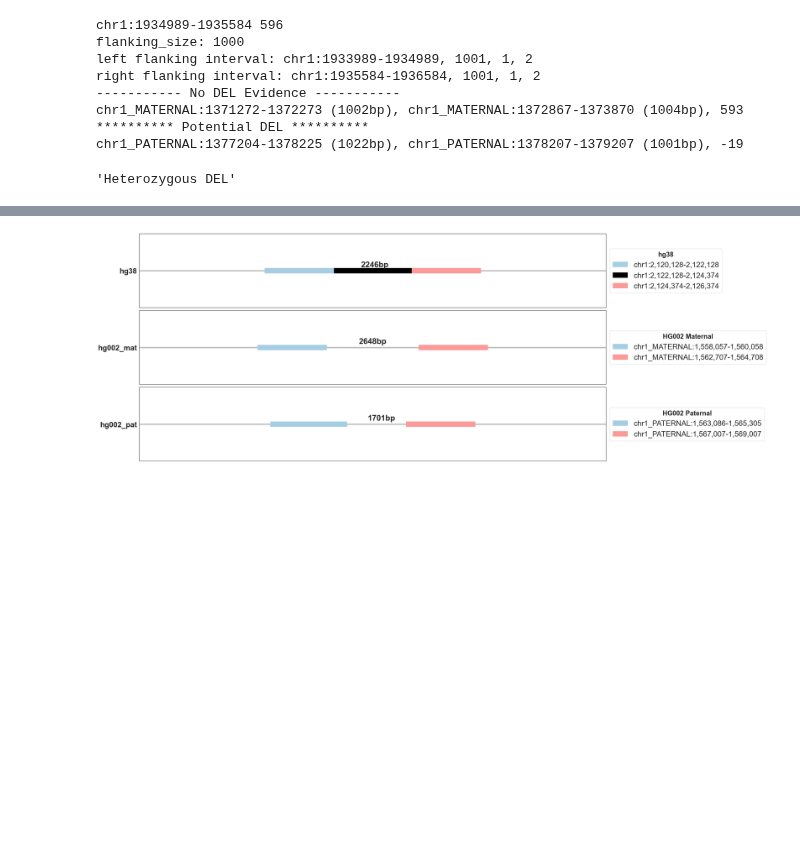
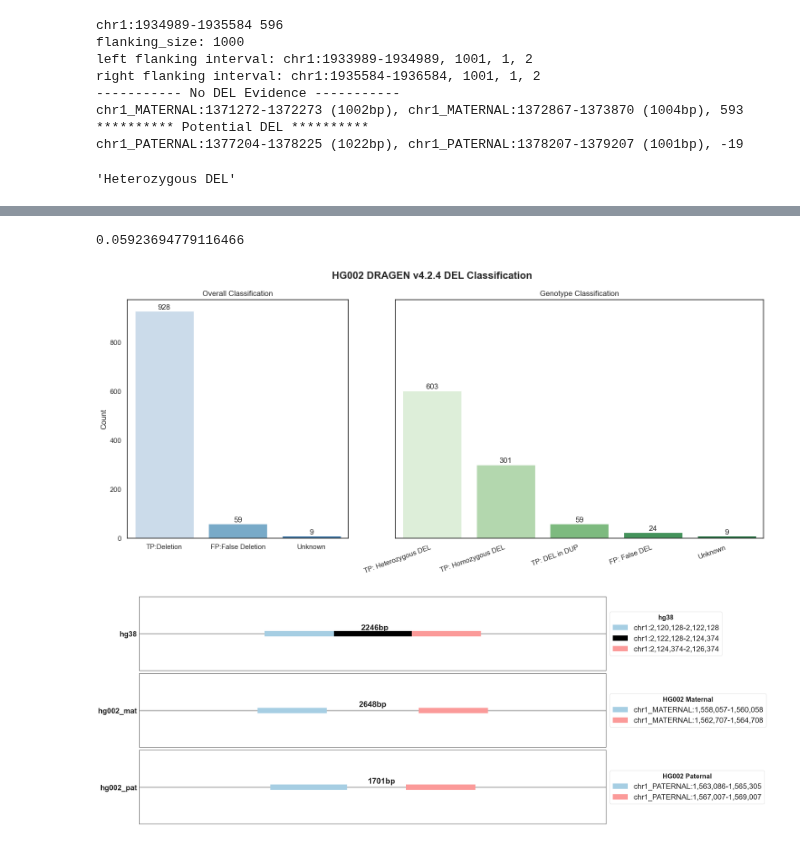
Before and after one commit to broadinstitute/T2T-ACE, a Jupyter notebook: notebooks/del_dev.ipynb, the cells around one changed output, grey strips where cells are left out. Cells and saved outputs as stored; diff of their text form; code cells hidden in the pictures; blank space fills up the shorter version.

Commit message:
Added classification to DEL eval

```diff
--- a/notebooks/del_dev.ipynb
+++ b/notebooks/del_dev.ipynb
@@ -230,6 +230,8 @@ def classify_list_of_DELs(DEL_intervals):
     right_flanking_hg2_hits_list = []
     distance_between_flankings_list = []
     flanking_connection_strand_list = []
+    major_classification_list = []
+    minor_classification_list = []
     for interval in DEL_intervals:
         print(interval)
         sum_dict = v.collect_del_flankings(interval, ReferenceLocations.hg38, hg38, hg002t2t)
@@ -244,6 +246,8 @@ def classify_list_of_DELs(DEL_intervals):
         right_flanking_hg2_hits_list.append(sum_dict['right_flanking_hg2_hits'])
         distance_between_flankings_list.append(sum_dict['distance_between_flankings'])
         flanking_connection_strand_list.append(sum_dict['flanking_connection_strand'])
+        major_classification_list.append(sum_dict['classification'])
+        minor_classification_list.append(sum_dict['minor_classification'])
     del_sum_df['del_interval'] = del_interval_list
     del_sum_df['del_interval_size'] = del_interval_size_list
     del_sum_df['flanking_size'] = flanking_size_list
@@ -255,7 +259,11 @@ def classify_list_of_DELs(DEL_intervals):
     del_sum_df['right_flanking_hg2_hits'] = right_flanking_hg2_hits_list
     del_sum_df['distance_between_flankings'] = distance_between_flankings_list
     del_sum_df['flanking_connection_strand'] = flanking_connection_strand_list
+    del_sum_df['major_classification'] = major_classification_list
+    del_sum_df['minor_classification'] = minor_classification_list
     return del_sum_df
 # %%
-classify_list_of_DELs(DEL_pass_intervals)
+importlib.reload(v)
+HG2_DRAGEN_DEL_sum_df = classify_list_of_DELs(DEL_pass_intervals)
+HG2_DRAGEN_DEL_sum_df.head()
 # %% [output]
@@ -295,0 +318,41 @@ executing.executing.NotOneValueFound: Expected one value, found 0
+# %%
+59/len(DEL_pass_intervals)
+# %% [output]
+0.05923694779116466
+# %%
+# Plot the performance of DRAGEN DEL classification
+sns.set(style='white')
+
+# Annotate the unknown classification
+maj_classifications = ['TP:Deletion', 'FP:False Deletion', 'Unknown']
+maj_count = pd.DataFrame(HG2_DRAGEN_DEL_sum_df['major_classification'].value_counts())['count'].tolist()
+sub_classifications = ['TP: Heterozygous DEL', 'TP: Homozygous DEL', 'TP: DEL in DUP', 'FP: False DEL', 'Unknown']
+sub_count = pd.DataFrame(HG2_DRAGEN_DEL_sum_df['minor_classification'].value_counts())['count'].tolist()
+
+f, (ax0, ax1) = plt.subplots(nrows= 1, ncols= 2, figsize=(15,7), sharey=True, gridspec_kw={'width_ratios': [1.2, 2]})
+maj_bar = sns.barplot(x=maj_classifications, y=maj_count, ax=ax0, palette='Blues')
+ax0.set_xlabel('')
+ax0.set_ylabel('Count')
+ax0.set_title('Overall Classification', fontsize=12)
+
+
+sub_bar = sns.barplot(x=sub_classifications, y=sub_count, ax=ax1, palette='Greens')
+ax1.set_xlabel('')
+ax1.set_title('Genotype Classification', fontsize=12)
+
+plt.xticks(rotation=20, ha='right')
+
+# Annotations for major classifications
+for i, count in enumerate(maj_count):
+    maj_bar.text(i, count + 1, str(count), ha='center', va='bottom')
+
+# Annotations for sub classifications
+for i, count in enumerate(sub_count):
+    sub_bar.text(i, count + 1, str(count), ha='center', va='bottom')
+
+plt.suptitle('HG002 DRAGEN v4.2.4 DEL Classification', fontsize=16, fontweight='bold')
+plt.tight_layout()
+
+plt.savefig('HG002_DRAGEN_DEL_Classification.png', dpi=300)
+# %% [output]
+[figure, added]
```
Also changed, not shown: parts of 5 cells of this notebook, 2 other files.
